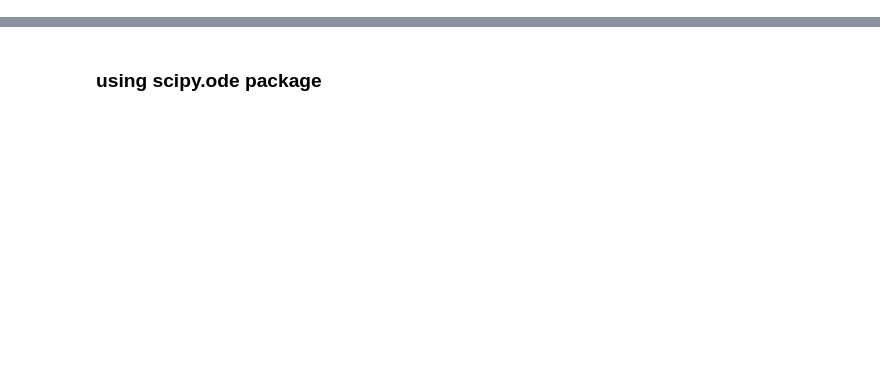
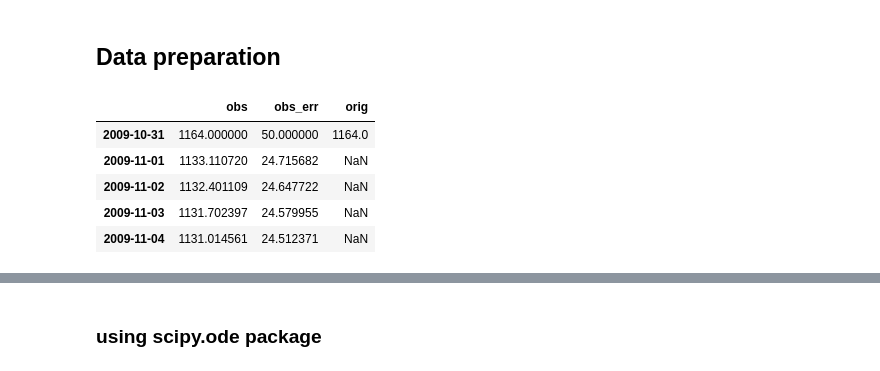
Before and after one commit to yannikbehr/pumahu, a Jupyter notebook: notebook/estimation.ipynb, the cells around one changed output, grey strips where cells are left out. Cells and saved outputs as stored; diff of their text form; code cells hidden in the pictures; blank space fills up the shorter version.

```diff
--- a/notebook/estimation.ipynb
+++ b/notebook/estimation.ipynb
@@ -7,0 +25,13 @@ from sampling import NestedSampling, Uniform, Callback
+# %% [markdown]
+## Data preparation
+# %%
+def common_date(date):
+    """
+    Function used for pandas group-by.
+    If there are several measurements in
+    one day, take the mean.
+    """
+    ndt = pd.Timestamp(year=date.year,
+                       month=date.month,
+                       day=date.day)
+    return ndt
@@ -7,0 +94,32 @@ from sampling import NestedSampling, Uniform, Callback
+# %%
+def get_mg_data(tstart=None, tend=datetime.datetime.utcnow().strftime("%Y-%m-%d")):
+    # Get Mg++ concentration
+    url = "https://fits.geonet.org.nz/observation?siteID=RU003&typeID=Mg-w"
+    names = ['obs', 'obs_err']
+    mg_df = pd.read_csv(url, index_col=0, names=names, skiprows=1,
+                        parse_dates=True)
+    if tstart is not None:
+        tstart = max(mg_df.index.min(), pd.Timestamp(tstart))
+    else:
+        tstart = mg_df.index.min()
+    mg_df = mg_df.loc[(mg_df.index >= tstart) & (mg_df.index <= tend)]
+
+    mg_df = mg_df.groupby(common_date, axis=0).mean()
+    new_dates = pd.date_range(start=tstart, end=tend, freq='D')
+    mg_df = mg_df.reindex(index=new_dates)
+    # Find the first non-NaN entry
+    tstart_min = mg_df.loc[~mg_df['obs'].isnull()].index[0]
+    # Ensure the time series starts with a non-NaN value
+    mg_df = mg_df.loc[mg_df.index >= tstart_min]
+    return interpolate_mg(mg_df)
+
+tstart = '2009-09-25'
+df1 = get_mg_data(tstart=tstart)
+df1.head()
+# %% [output]
+|  | obs | obs_err | orig |
+| 2009-10-31 | 1164.000000 | 50.000000 | 1164.0 |
+| 2009-11-01 | 1133.110720 | 24.715682 | NaN |
+| 2009-11-02 | 1132.401109 | 24.647722 | NaN |
+| 2009-11-03 | 1131.702397 | 24.579955 | NaN |
+| 2009-11-04 | 1131.014561 | 24.512371 | NaN |
```
Also changed, not shown: parts of 55 cells of this notebook.
